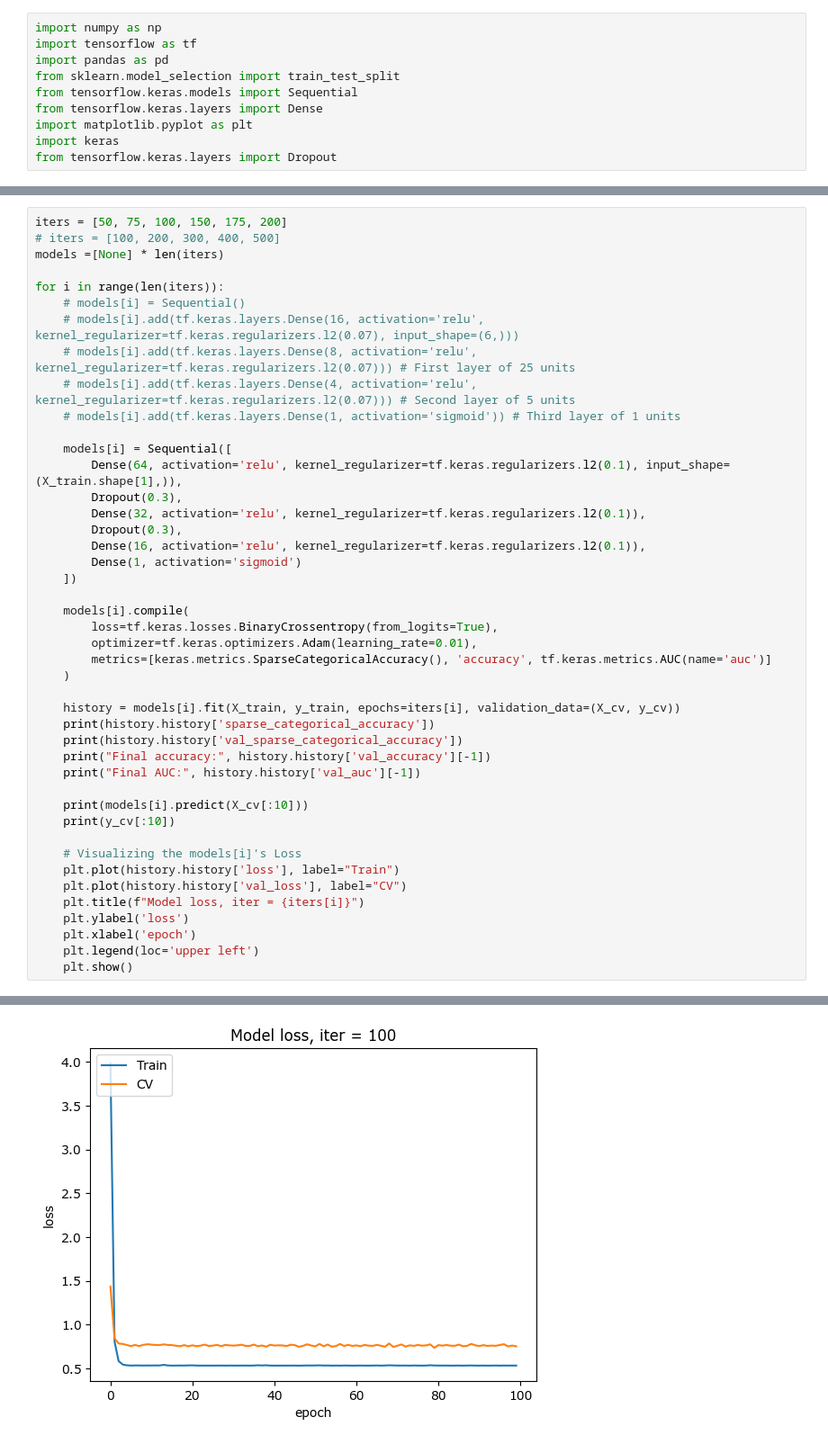
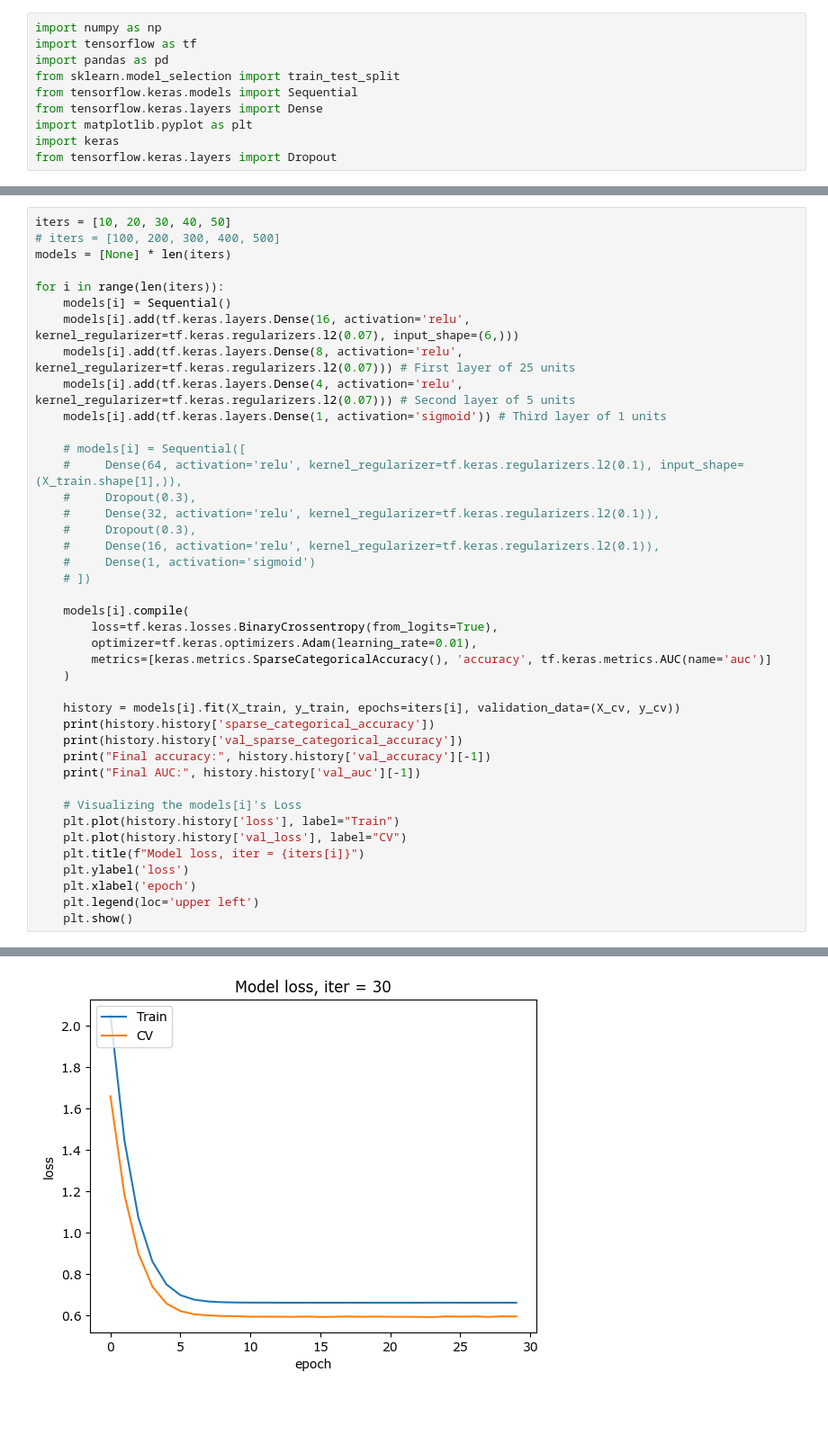
Before and after one commit to minionly/Machine_Learning, a Jupyter notebook: Project/NN.ipynb, the cells around one changed output, grey strips where cells are left out. Shown at 90% size. Cells and saved outputs as stored; diff of their text form; blank space fills up the shorter version.

```diff
--- a/Project/NN.ipynb
+++ b/Project/NN.ipynb
@@ -83,23 +75,23 @@ print(X_test.shape)
 # %%
-iters = [50, 75, 100, 150, 175, 200]
+iters = [10, 20, 30, 40, 50]
 # iters = [100, 200, 300, 400, 500]
-models =[None] * len(iters)
+models = [None] * len(iters)
 
 for i in range(len(iters)):
-    # models[i] = Sequential()
-    # models[i].add(tf.keras.layers.Dense(16, activation='relu', kernel_regularizer=tf.keras.regularizers.l2(0.07), input_shape=(6,)))
-    # models[i].add(tf.keras.layers.Dense(8, activation='relu', kernel_regularizer=tf.keras.regularizers.l2(0.07))) # First layer of 25 units
-    # models[i].add(tf.keras.layers.Dense(4, activation='relu', kernel_regularizer=tf.keras.regularizers.l2(0.07))) # Second layer of 5 units
-    # models[i].add(tf.keras.layers.Dense(1, activation='sigmoid')) # Third layer of 1 units
+    models[i] = Sequential()
+    models[i].add(tf.keras.layers.Dense(16, activation='relu', kernel_regularizer=tf.keras.regularizers.l2(0.07), input_shape=(6,)))
+    models[i].add(tf.keras.layers.Dense(8, activation='relu', kernel_regularizer=tf.keras.regularizers.l2(0.07))) # First layer of 25 units
+    models[i].add(tf.keras.layers.Dense(4, activation='relu', kernel_regularizer=tf.keras.regularizers.l2(0.07))) # Second layer of 5 units
+    models[i].add(tf.keras.layers.Dense(1, activation='sigmoid')) # Third layer of 1 units
 
-    models[i] = Sequential([
-        Dense(64, activation='relu', kernel_regularizer=tf.keras.regularizers.l2(0.1), input_shape=(X_train.shape[1],)),
-        Dropout(0.3),
-        Dense(32, activation='relu', kernel_regularizer=tf.keras.regularizers.l2(0.1)),
-        Dropout(0.3),
-        Dense(16, activation='relu', kernel_regularizer=tf.keras.regularizers.l2(0.1)),
-        Dense(1, activation='sigmoid')
-    ])
+    # models[i] = Sequential([
+    #     Dense(64, activation='relu', kernel_regularizer=tf.keras.regularizers.l2(0.1), input_shape=(X_train.shape[1],)),
+    #     Dropout(0.3),
+    #     Dense(32, activation='relu', kernel_regularizer=tf.keras.regularizers.l2(0.1)),
+    #     Dropout(0.3),
+    #     Dense(16, activation='relu', kernel_regularizer=tf.keras.regularizers.l2(0.1)),
+    #     Dense(1, activation='sigmoid')
+    # ])
 
     models[i].compile(
         loss=tf.keras.losses.BinaryCrossentropy(from_logits=True),
@@ -113,9 +105,6 @@ for i in range(len(iters)):
     print("Final accuracy:", history.history['val_accuracy'][-1])
     print("Final AUC:", history.history['val_auc'][-1])
 
-    print(models[i].predict(X_cv[:10]))
-    print(y_cv[:10])
-
     # Visualizing the models[i]'s Loss
     plt.plot(history.history['loss'], label="Train")
     plt.plot(history.history['val_loss'], label="CV")
@@ -182 +171 @@ Epoch 6/100
-[figure, old version]
+[figure, new version]
```
Also changed, not shown: parts of 4 cells of this notebook, 11 other files.
